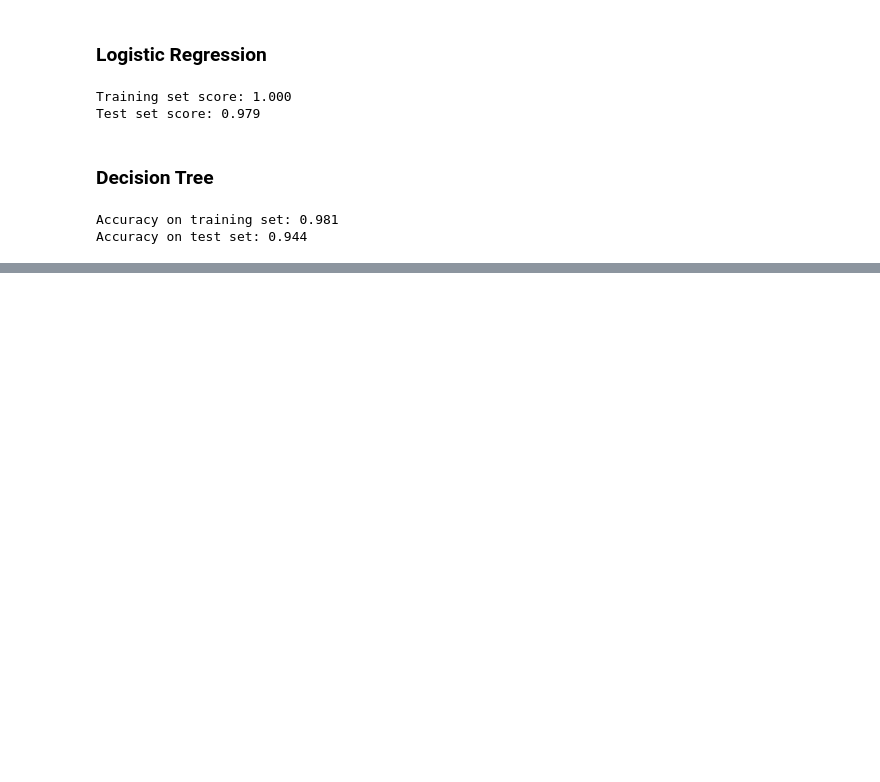
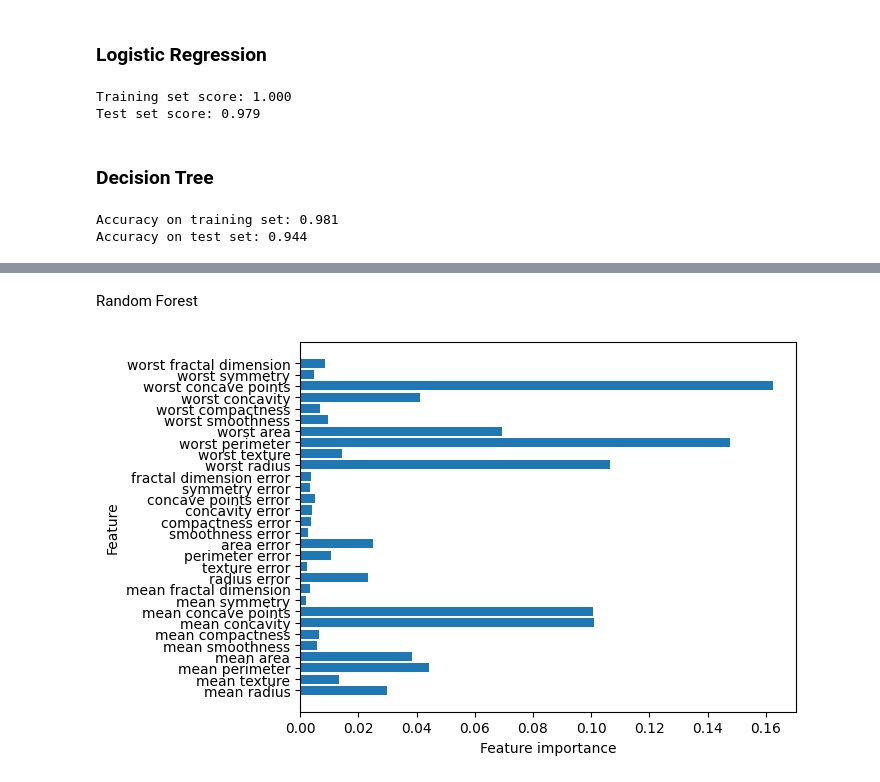
Before and after one commit to baonq888/ml-scikit-projects, a Jupyter notebook: breast_cancer_prediction.ipynb, the cells around one changed output, grey strips where cells are left out. Cells and saved outputs as stored; diff of their text form; code cells hidden in the pictures; blank space fills up the shorter version.

Commit message:
add forest model

```diff
--- a/breast_cancer_prediction.ipynb
+++ b/breast_cancer_prediction.ipynb
@@ -401,0 +408,8 @@ Accuracy on test set: 0.944
+# %%
+from sklearn.ensemble import RandomForestClassifier
+
+forest = RandomForestClassifier(n_estimators=100, max_depth=4, random_state=0)
+forest.fit(X_train_scaled, y_train)
+print("\nRandom Forest:")
+print("Accuracy on training set: {:.3f}".format(forest.score(X_train_scaled, y_train)))
+print("Accuracy on test set: {:.3f}".format(forest.score(X_test_scaled, y_test)))
@@ -412,0 +435,6 @@ plot_feature_importances_cancer(tree)
+# %% [markdown]
+Random Forest
+# %%
+plot_feature_importances_cancer(forest)
+# %% [output]
+[figure, added]
```
Also changed, not shown: parts of 8 cells of this notebook.
